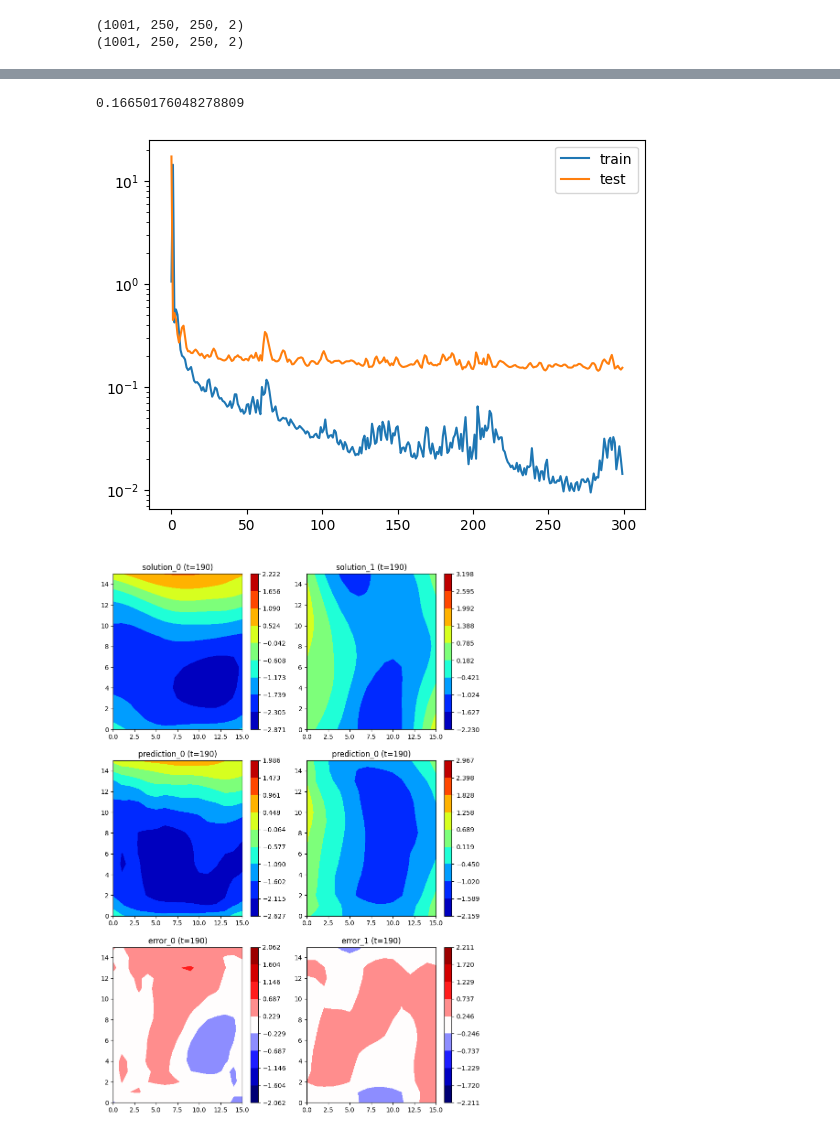
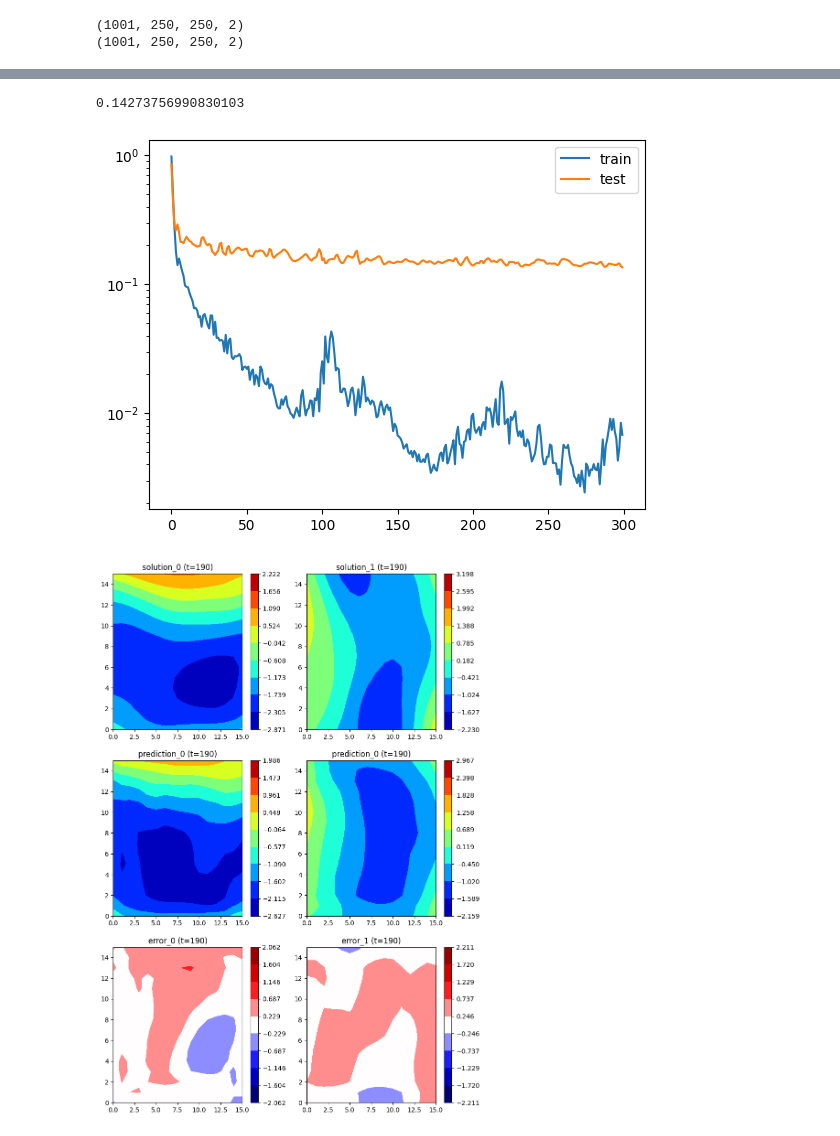
Before and after one commit to jh6220/SINNs-FEM, a Jupyter notebook: UNet_comaprison.ipynb, the cells around one changed output, grey strips where cells are left out. Cells and saved outputs as stored; diff of their text form; code cells hidden in the pictures.

Commit message:
additional figures

```diff
--- a/UNet_comaprison.ipynb
+++ b/UNet_comaprison.ipynb
@@ -322,10 +383,11 @@ Y_test = (Y_test-y_mean)/y_std
 # %%
 layer_sizes = np.array((1,2,4))*128
 model = unet(input_shape=X_train.shape[1:], layer_sizes=layer_sizes)
+# model = residual_unet(input_shape=X_train.shape[1:], layer_sizes=layer_sizes)
 # model.summary()
 # Compile the model with an appropriate optimizer and loss function for regression
 model.compile(
-    optimizer=tf.keras.optimizers.legacy.Adam(learning_rate=1e-3),
+    optimizer=tf.keras.optimizers.legacy.Adam(learning_rate=0.3e-3),
     loss='mse',             # Mean Squared Error for regression
     metrics=['mae']         # Mean Absolute Error as an additional metric
 )
@@ -360,12 +425,12 @@ Epoch 300/300
 # %%
-plt.plot(history.history['loss'],label='train')
-plt.plot(history.history['val_loss'],label='test')
+plt.plot(history.history['loss'][:],label='train')
+plt.plot(history.history['val_loss'][:],label='test')
 plt.legend()
 plt.gca().set_yscale('log')
-print(np.mean(history.history['val_loss'][-10:]))
+print(np.mean(history.history['val_loss'][-30:]))
 # %% [output]
-0.16650176048278809
+0.14273756990830103
-[figure, old version]
+[figure, new version]
 # %%
 # X_test = np.stack([data_test[i]['interpBS'][0](distance) for i in range(0,len(data),5)],axis=0)
 X_test = np.stack([GetX(data_test[i]) for i in range(0,len(data),5)],axis=0)
```
Also changed, not shown: parts of 4 cells of this notebook, 5 other files.
